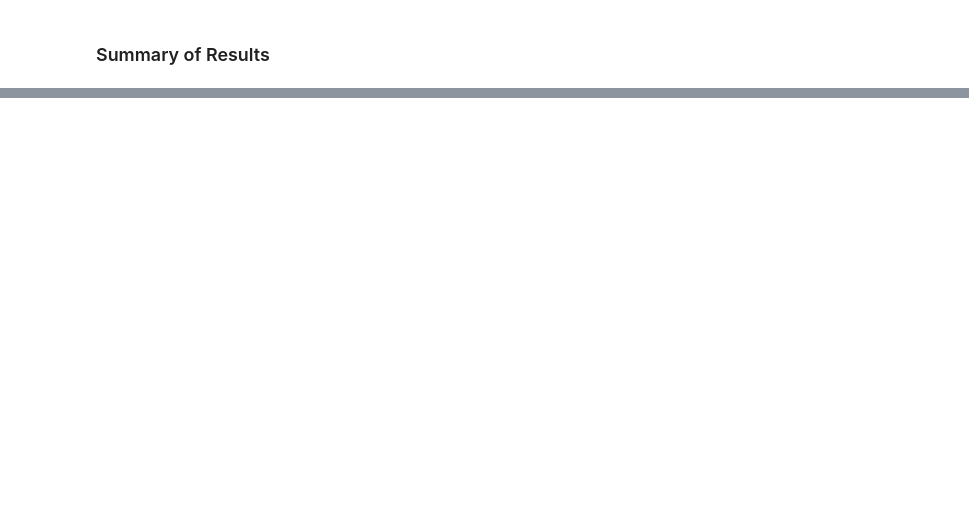
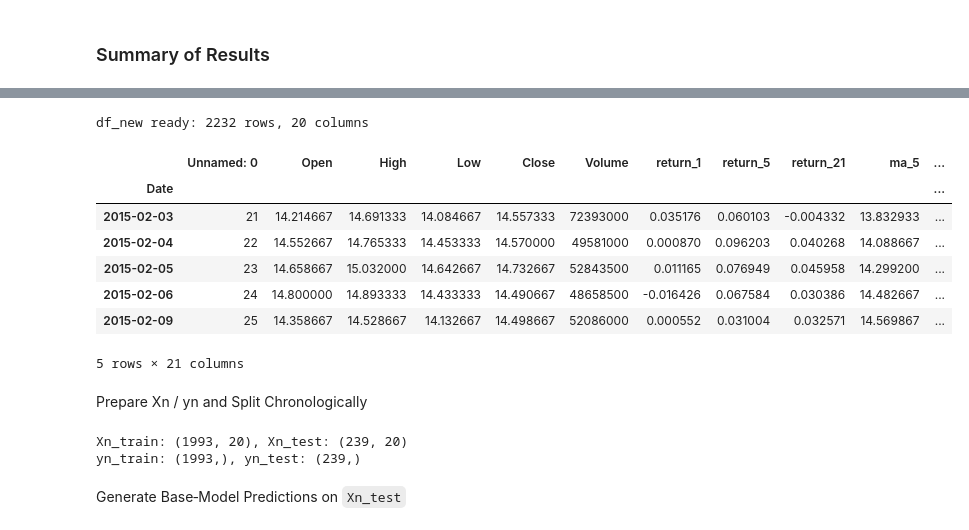
Before and after one commit to mH-13/Tesla-S, a Jupyter notebook: notebooks/02_modeling_and_evaluation.ipynb.ipynb, the cells around one changed output, grey strips where cells are left out. Drawn from its saved outputs; the diff is of its cells as text; code cells hidden in the pictures; blank space fills up the shorter version.

```diff
--- a/notebooks/02_modeling_and_evaluation.ipynb.ipynb
+++ b/notebooks/02_modeling_and_evaluation.ipynb.ipynb
@@ -283,0 +310,46 @@ SARIMA            0.213910  0.247138 -0.545298  0.363636
+# %%
+# 12.1 Load features+target into df_new
+df_new = pd.read_csv('../data/processed/tsla_features.csv',
+                    index_col='Date', parse_dates=True)
+
+# Recompute the 21-day forward return target
+df_new['target'] = df_new['Close'].shift(-21) / df_new['Close'] - 1
+df_new.dropna(subset=['target'], inplace=True)
+
+print(f"df_new ready: {df_new.shape[0]} rows, {df_new.shape[1]} columns")
+# %% [output]
+df_new ready: 2232 rows, 20 columns
+# %%
+# %% [code]
+# 12.2 Add regime flag to df_new
+df_new['regime'] = (df_new.index >= '2020-01-01').astype(int)
+df_new.head()
+# %% [output]
+|  | Unnamed: 0 | Open | High | Low | Close | Volume | return_1 | return_5 | return_21 | ma_5 | ... |
+| Date |  |  |  |  |  |  |  |  |  |  | ... |
+| 2015-02-03 | 21 | 14.214667 | 14.691333 | 14.084667 | 14.557333 | 72393000 | 0.035176 | 0.060103 | -0.004332 | 13.832933 | ... |
+| 2015-02-04 | 22 | 14.552667 | 14.765333 | 14.453333 | 14.570000 | 49581000 | 0.000870 | 0.096203 | 0.040268 | 14.088667 | ... |
+| 2015-02-05 | 23 | 14.658667 | 15.032000 | 14.642667 | 14.732667 | 52843500 | 0.011165 | 0.076949 | 0.045958 | 14.299200 | ... |
+| 2015-02-06 | 24 | 14.800000 | 14.893333 | 14.433333 | 14.490667 | 48658500 | -0.016426 | 0.067584 | 0.030386 | 14.482667 | ... |
+| 2015-02-09 | 25 | 14.358667 | 14.528667 | 14.132667 | 14.498667 | 52086000 | 0.000552 | 0.031004 | 0.032571 | 14.569867 | ... |
+5 rows × 21 columns
+# %% [markdown]
+ Prepare Xn / yn and Split Chronologically
+# %%
+# %% [code]
+# 13.1 Separate features and target
+Xn = df_new.drop(columns=['target'])
+yn = df_new['target']
+
+# 13.2 Chronological 80/20 split (using a date threshold to keep consistency)
+split_date = '2023-01-01'
+Xn_train, Xn_test = Xn.loc[:split_date], Xn.loc[split_date:]
+yn_train, yn_test = yn.loc[:split_date], yn.loc[split_date:]
+
+print(f"Xn_train: {Xn_train.shape}, Xn_test: {Xn_test.shape}")
+print(f"yn_train: {yn_train.shape}, yn_test: {yn_test.shape}")
+# %% [output]
+Xn_train: (1993, 20), Xn_test: (239, 20)
+yn_train: (1993,), yn_test: (239,)
+# %% [markdown]
+Generate Base‑Model Predictions on `Xn_test`
```
Also changed, not shown: parts of 21 cells of this notebook.
